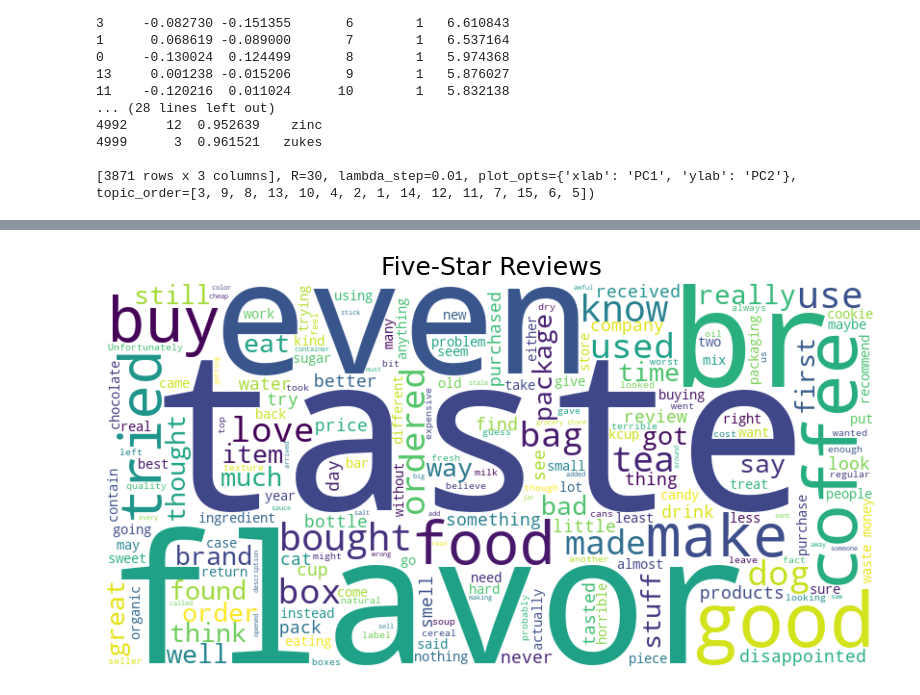
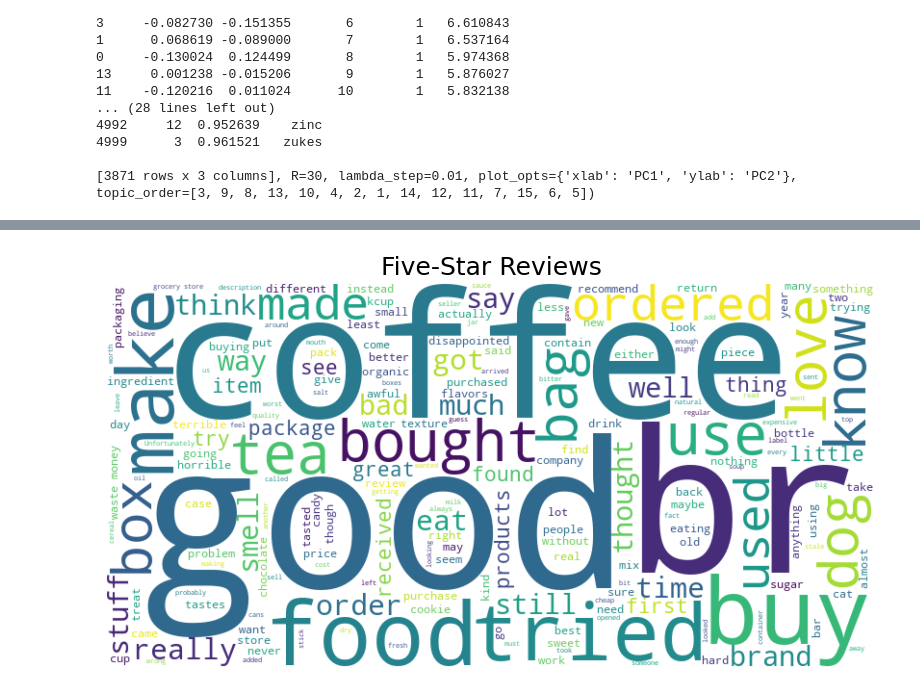
Before and after one commit to GeraintWong/f20aa_cw2, a Jupyter notebook: EDA.ipynb, the cells around one changed output, grey strips where cells are left out. Cells and saved outputs as stored; diff of their text form; code cells hidden in the pictures.

```diff
--- a/EDA.ipynb
+++ b/EDA.ipynb
@@ -430,7 +328,7 @@ one_star_text = " ".join(one_star_sampled["Text"].astype(str))
 
 # Define stopwords (optional – extend as needed)
 stopwords = set(STOPWORDS)
-stopwords.update(["product", "amazon", "would", "get", "one"])  # Optional: add more
+stopwords.update(["product", "amazon", "would", "get", "one", "even", "taste", "flavor"])  # Optional: add more
 
 # Generate word cloud
 one_star_wc = WordCloud(
@@ -621,28 +418,28 @@ topic
 # %%
 from wordcloud import WordCloud, STOPWORDS
 import matplotlib.pyplot as plt
 
 # Combine all preprocessed one-star reviews into one string
 five_star_text = " ".join(five_star_sampled["Text"].astype(str))
 
 # Define stopwords (optional – extend as needed)
 stopwords = set(STOPWORDS)
-stopwords.update(["product", "amazon", "would", "get", "one"])  # Optional: add more
+stopwords.update(["product", "amazon", "would", "get", "one", "even", "taste", "flavor"])  # Optional: add more
 
 # Generate word cloud
 five_star_wc = WordCloud(
     stopwords=stopwords,
     background_color="white",
     max_words=200,
     width=800,
     height=400
 ).generate(one_star_text)
 
 # Display the word cloud
 plt.figure(figsize=(10, 5))
 plt.imshow(one_star_wc, interpolation='bilinear')
 plt.title("Five-Star Reviews", fontsize=18)
 plt.axis('off')
 plt.show()
 # %% [output]
-[figure, old version]
+[figure, new version]
```
Also changed, not shown: parts of 13 cells of this notebook.
